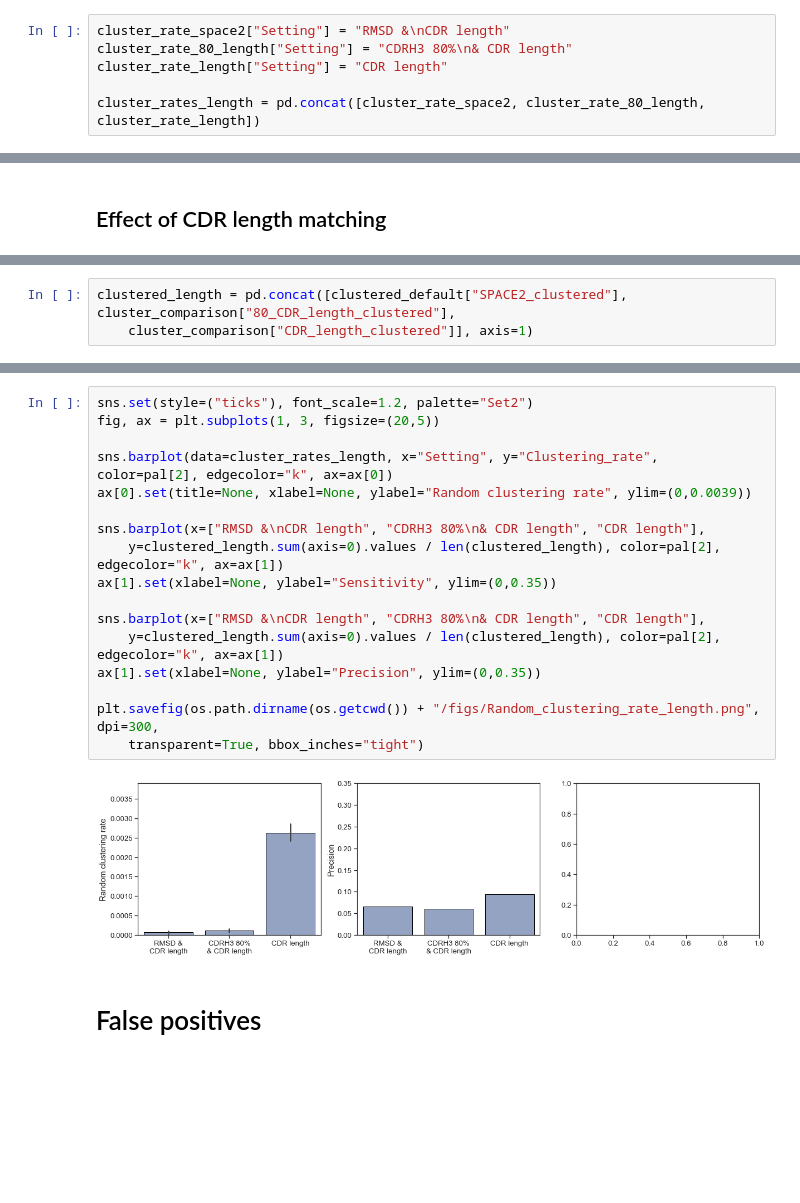
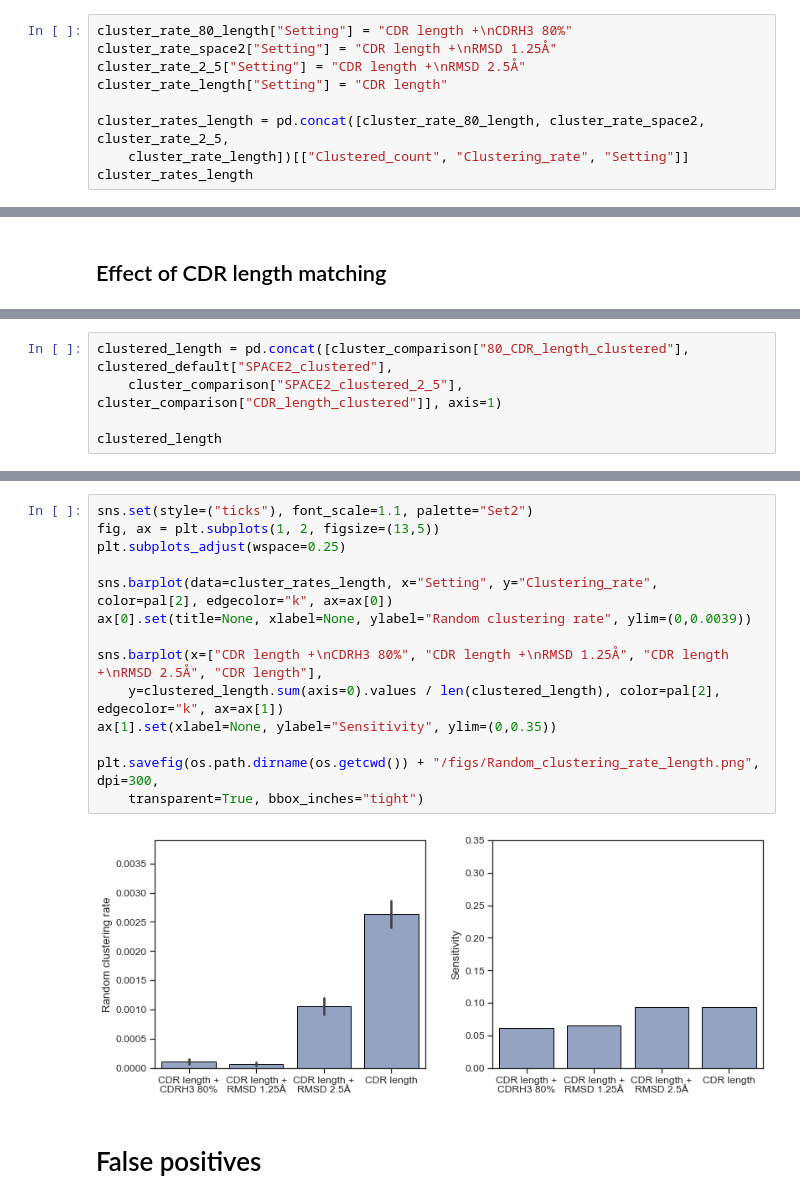
Before and after one commit to kathiwaury/clustering-comparison, a Jupyter notebook: code/07_sensitivity_precision_analysis.ipynb, the cells around one changed output, grey strips where cells are left out. Cells and saved outputs as stored; diff of their text form; blank space fills up the shorter version.

Commit message:
Finalize accuracy comparison of CDR length-based clustering

```diff
--- a/code/07_sensitivity_precision_analysis.ipynb
+++ b/code/07_sensitivity_precision_analysis.ipynb
@@ -384,8 +384,11 @@ cluster_rate_length = pd.read_csv(os.path.dirname(os.getcwd()) +
 cluster_rate_80_length = pd.read_csv(os.path.dirname(os.getcwd()) +
     "/data/random_clustering_rates/Random_clustering_rates_IGX_80_SPACE2_length.csv")
 # %%
-cluster_rate_space2["Setting"] = "RMSD &\nCDR length"
-cluster_rate_80_length["Setting"] = "CDRH3 80%\n& CDR length"
+cluster_rate_80_length["Setting"] = "CDR length +\nCDRH3 80%"
+cluster_rate_space2["Setting"] = "CDR length +\nRMSD 1.25Å"
+cluster_rate_2_5["Setting"] = "CDR length +\nRMSD 2.5Å"
 cluster_rate_length["Setting"] = "CDR length"
 
-cluster_rates_length = pd.concat([cluster_rate_space2, cluster_rate_80_length, cluster_rate_length])
+cluster_rates_length = pd.concat([cluster_rate_80_length, cluster_rate_space2, cluster_rate_2_5,
+    cluster_rate_length])[["Clustered_count", "Clustering_rate", "Setting"]]
+cluster_rates_length
@@ -440,3 +487,5 @@ plt.savefig(os.path.dirname(os.getcwd()) + "/figs/Sensitivity.png", dpi=300,
 # %%
-clustered_length = pd.concat([clustered_default["SPACE2_clustered"], cluster_comparison["80_CDR_length_clustered"],
-    cluster_comparison["CDR_length_clustered"]], axis=1)
+clustered_length = pd.concat([cluster_comparison["80_CDR_length_clustered"], clustered_default["SPACE2_clustered"],
+    cluster_comparison["SPACE2_clustered_2_5"], cluster_comparison["CDR_length_clustered"]], axis=1)
+
+clustered_length
@@ -443,22 +506,19 @@ clustered_length = pd.concat([clustered_default["SPACE2_clustered"], cluster_com
 # %%
-sns.set(style=("ticks"), font_scale=1.2, palette="Set2")
-fig, ax = plt.subplots(1, 3, figsize=(20,5))
+sns.set(style=("ticks"), font_scale=1.1, palette="Set2")
+fig, ax = plt.subplots(1, 2, figsize=(13,5))
+plt.subplots_adjust(wspace=0.25)
 
 sns.barplot(data=cluster_rates_length, x="Setting", y="Clustering_rate", color=pal[2], edgecolor="k", ax=ax[0])
 ax[0].set(title=None, xlabel=None, ylabel="Random clustering rate", ylim=(0,0.0039))
 
-sns.barplot(x=["RMSD &\nCDR length", "CDRH3 80%\n& CDR length", "CDR length"],
+sns.barplot(x=["CDR length +\nCDRH3 80%", "CDR length +\nRMSD 1.25Å", "CDR length +\nRMSD 2.5Å", "CDR length"],
     y=clustered_length.sum(axis=0).values / len(clustered_length), color=pal[2], edgecolor="k", ax=ax[1])
 ax[1].set(xlabel=None, ylabel="Sensitivity", ylim=(0,0.35))
 
-sns.barplot(x=["RMSD &\nCDR length", "CDRH3 80%\n& CDR length", "CDR length"],
-    y=clustered_length.sum(axis=0).values / len(clustered_length), color=pal[2], edgecolor="k", ax=ax[1])
-ax[1].set(xlabel=None, ylabel="Precision", ylim=(0,0.35))
-
 plt.savefig(os.path.dirname(os.getcwd()) + "/figs/Random_clustering_rate_length.png", dpi=300,
     transparent=True, bbox_inches="tight")
 # %% [output]
-[figure, old version]
+[figure, new version]
 # %% [markdown]
 # False positives
 # %%
```
Also changed, not shown: parts of 9 cells of this notebook, 1 other file.
